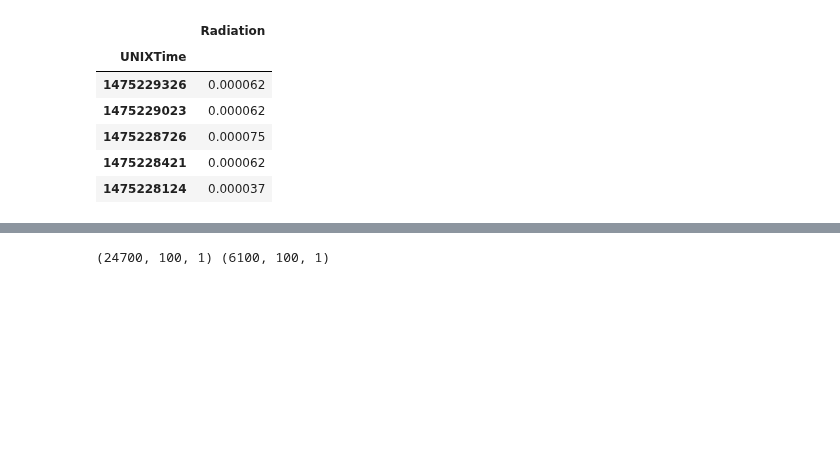
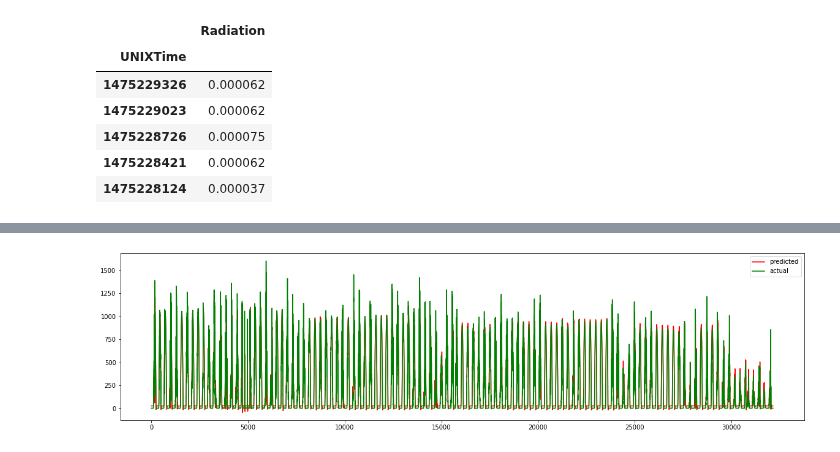
Before and after one commit to Sujal-vajire/Machine-learning-models, a Jupyter notebook: SRP.ipynb, the cells around one changed output, grey strips where cells are left out. Saved outputs shown, nothing was run; the diff lists cells and outputs as text; code cells hidden in the pictures; blank space fills up the shorter version.

```diff
--- a/SRP.ipynb
+++ b/SRP.ipynb
@@ -64,0 +107,2 @@ model.compile(optimizer='adam',loss='mse',metrics=['accuracy'])
+# %%
+model.fit(x_train1,y_train1,epochs=20)
@@ -65,3 +128,17 @@ model.compile(optimizer='adam',loss='mse',metrics=['accuracy'])
+# %%
+predicted=model.predict(x_test1)
+# %%
+predicted1=scaler.inverse_transform(predicted)
+# %%
+y_test2=scaler.inverse_transform(y_test1)
+# %%
+plt.figure(figsize=(20,5))
+plt.plot(predicted1,'r',label='predicted')
+plt.plot(y_test2,'g',label='actual')
+plt.legend()
+plt.show()
+# %% [output]
+[figure, added]
 # %%
 training_size = round(len(scaled_data) * 0.80)
 train_data = scaled_data[:training_size]
@@ -79,9 +146,7 @@ def create_sequence(dataset,sequence_len):
 # %%
-x_train1, y_train1 = create_sequence(train_data,100)
-x_test1, y_test1 = create_sequence(test_data,100)
+x_train1, y_train1 = create_sequence(train_data,30)
+x_test1, y_test1 = create_sequence(test_data,30)
 
 print(x_train1.shape, x_test1.shape)
-# %% [output]
-(24700, 100, 1) (6100, 100, 1)
 # %%
 history = model.fit(x_train1, y_train1, epochs =10, validation_data = (x_test1, y_test1), verbose = 1)
```
Also changed, not shown: parts of 11 cells of this notebook.
